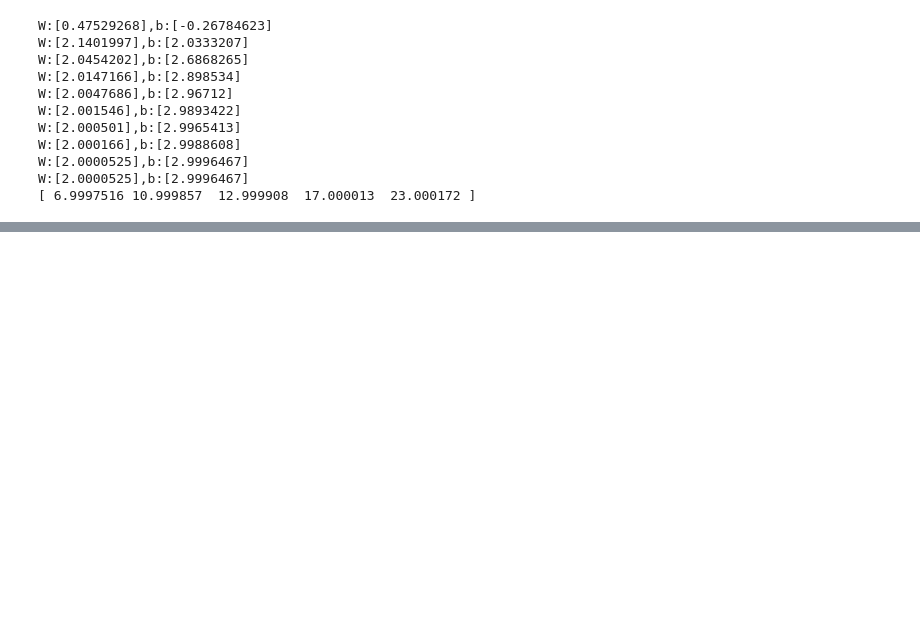
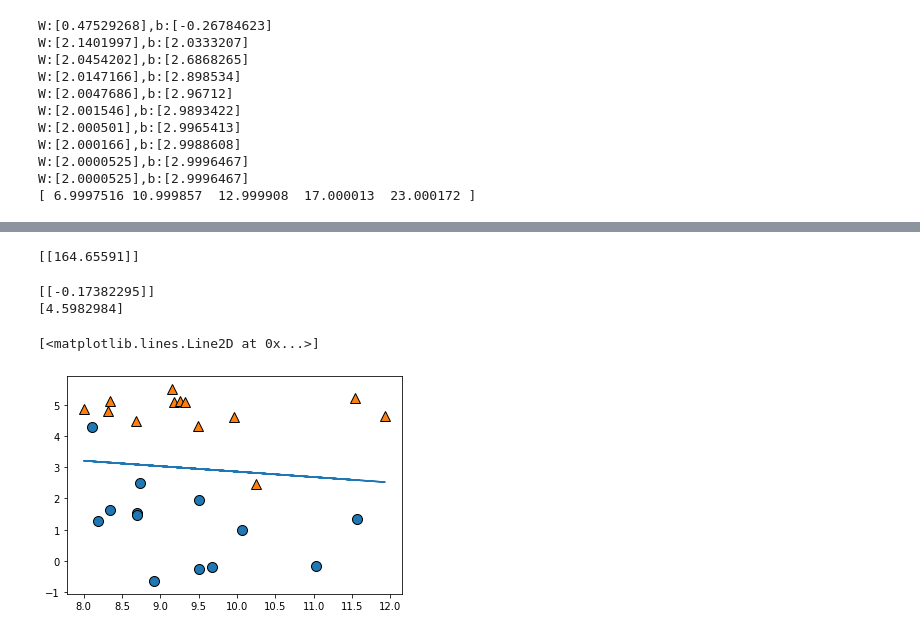
Before and after one commit to sehun4239/Data-analysis-Machine-Learning-Basic, a Jupyter notebook: 03.Machine_Learning.ipynb, the cells around one changed output, grey strips where cells are left out. Cells and saved outputs as stored; diff of their text form; code cells hidden in the pictures; blank space fills up the shorter version.

```diff
--- a/03.Machine_Learning.ipynb
+++ b/03.Machine_Learning.ipynb
@@ -1112,0 +1252,41 @@ W:[2.0000525],b:[2.9996467]
+# %%
+# 11 . predict
+predict_data_x = np.array([[150,8.0,85]])
+predict_data_x = scaler_x.transform(predict_data_x)
+
+result = sess.run(H, feed_dict={X :predict_data_x})
+result = scaler_t.inverse_transform(result)
+print(result)
+# %% [output]
+[[164.65591]]
+# %%
+# Logistic Regression의 의미를 알아보자
+
+import numpy as np
+from sklearn import linear_model
+import mglearn  # Dataset을 가져오기 위한 utility module
+import matplotlib.pyplot as plt
+
+
+# training data set
+
+x, y = mglearn.datasets.make_forge()
+# print(x)
+# print(y)
+# x의 데이터를 x축,y축으로 사용
+# y의 데이터는 2차원 평면의 점이 0인지 1인지를 나타내는 데이터
+
+mglearn.discrete_scatter(x[:,0], x[:,1], y)
+
+# Linear Regression 으로 x의 데이터를 학습해서 x안에 있는 (x축 , y축)
+# 각 점들을 가장 잘 표현할 수 있는 직선을 그려보자
+model = linear_model.LinearRegression()
+model.fit(x[:,0].reshape(-1,1), x[:,1].reshape(-1,1))
+print(model.coef_)
+print(model.intercept_)
+plt.plot(x[:,0], x[:,0]*model.coef_.ravel() + model.intercept_)
+# %% [output]
+[[-0.17382295]]
+[4.5982984]
+[<matplotlib.lines.Line2D at 0x...>]
+[figure, added]
```
Also changed, not shown: parts of 5 cells of this notebook.
